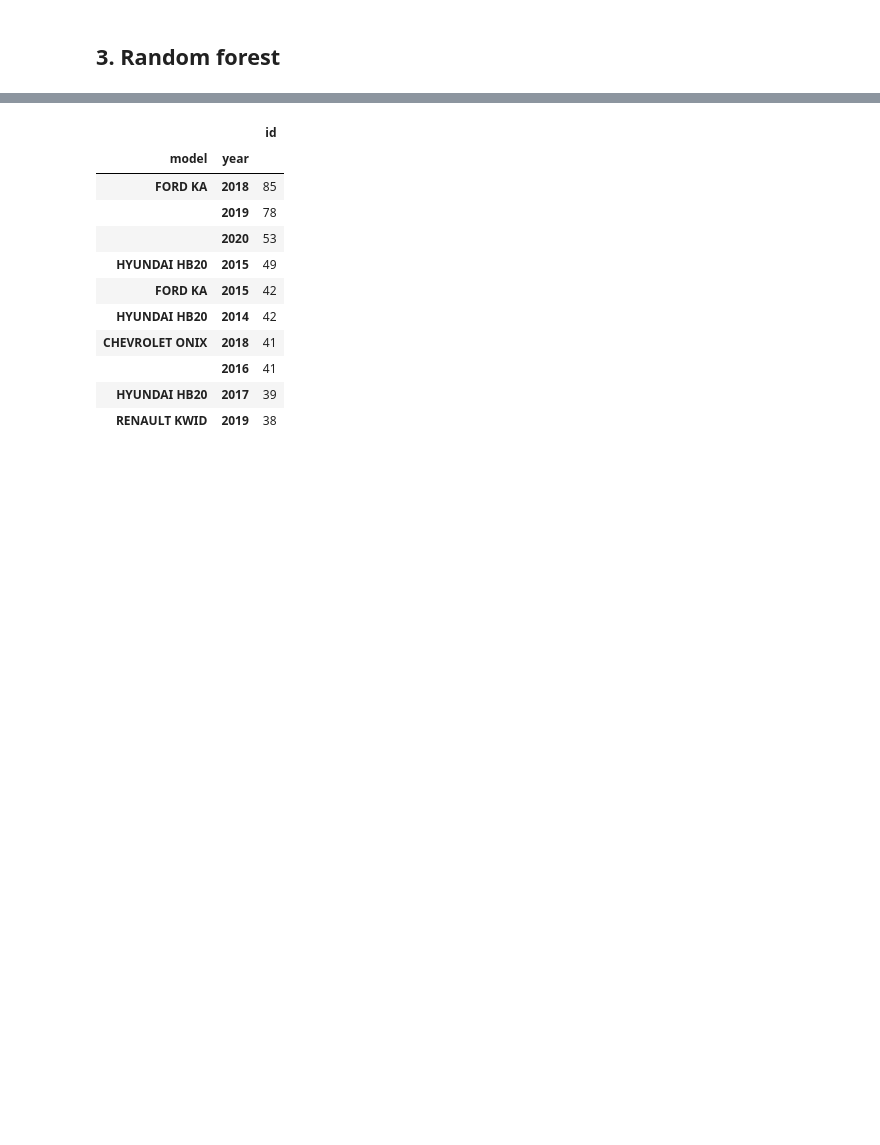
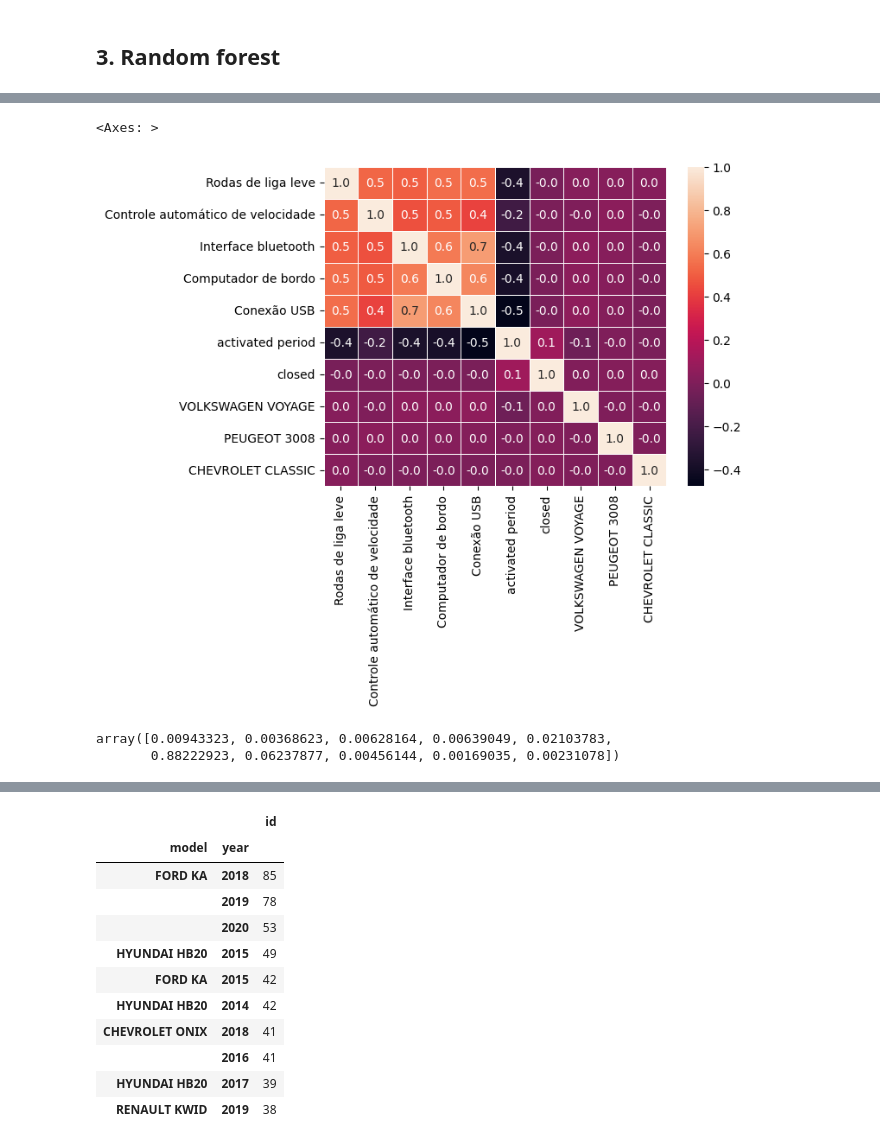
Before and after one commit to antoineelmallah/olx_colab, a Jupyter notebook: estudo_olx.ipynb, the cells around one changed output, grey strips where cells are left out. Cells and saved outputs as stored; diff of their text form; code cells hidden in the pictures; blank space fills up the shorter version.

```diff
--- a/estudo_olx.ipynb
+++ b/estudo_olx.ipynb
@@ -264,3 +243,12 @@ columns_to_keep = [ column for column in df.columns if column not in {
     'last_update_date',
     'city'} ]
 X = df[columns_to_keep]
+# %%
+# normalization
+from sklearn import preprocessing
+import numpy as np
+
+cols = X.columns
+scaler = preprocessing.MinMaxScaler(feature_range=(0, 2))
+X = pd.DataFrame(scaler.fit_transform(X), columns=cols)
+X
@@ -267,3 +269,21 @@ X = df[columns_to_keep]
+# %%
+from sklearn.datasets import load_iris
+from sklearn.feature_selection import chi2
+from sklearn.feature_selection import SelectKBest
+
+#X = SelectKBest(chi2, k=10).fit_transform(X, y)
+skb = SelectKBest(chi2, k=10)
+skb.fit(X, y)
+cols_idxs = skb.get_support(indices=True)
+X = X.iloc[:, cols_idxs]
+# %%
+# correlation analysis
+correlation = X.corr()
+plot = sns.heatmap(correlation, annot=True, fmt='.1f', linewidths=.6)
+plot
+# %% [output]
+<Axes: >
+[figure, added]
 # %%
 # Split train and test data
 from sklearn.model_selection import train_test_split
@@ -279,3 +299,8 @@ clf = RandomForestClassifier(n_estimators=100, # numero de árvores de decisão
                              random_state=SEED)
 clf.fit(X_train, y_train)
 y_pred = clf.predict(X_test)
+# %%
+clf.feature_importances_
+# %% [output]
+array([0.00943323, 0.00368623, 0.00628164, 0.00639049, 0.02103783,
+       0.88222923, 0.06237877, 0.00456144, 0.00169035, 0.00231078])
```
Also changed, not shown: parts of 5 cells of this notebook.
